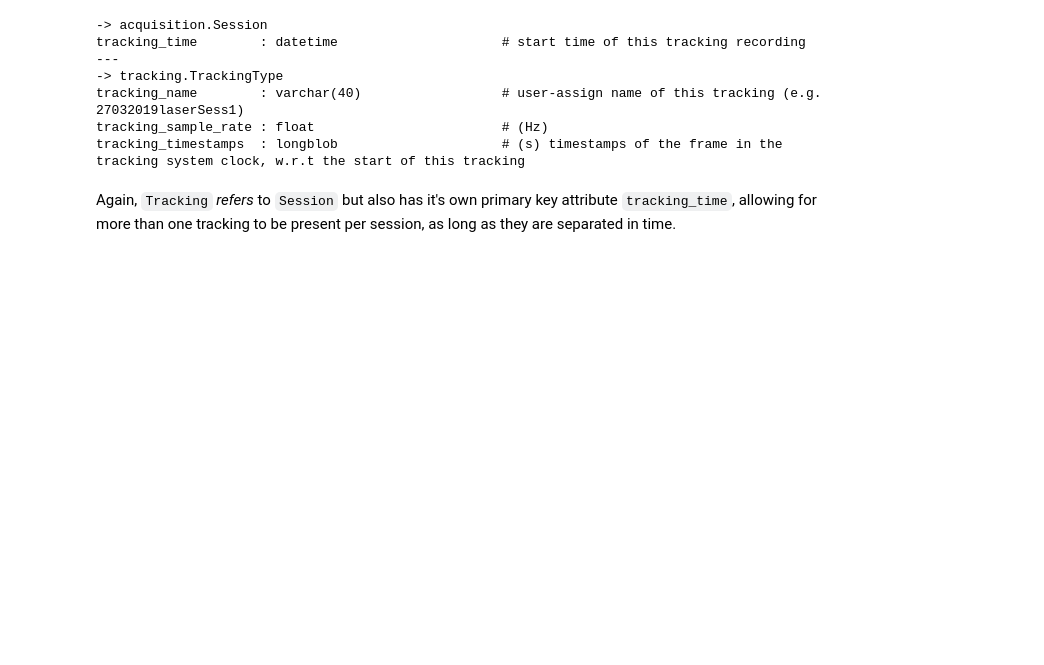
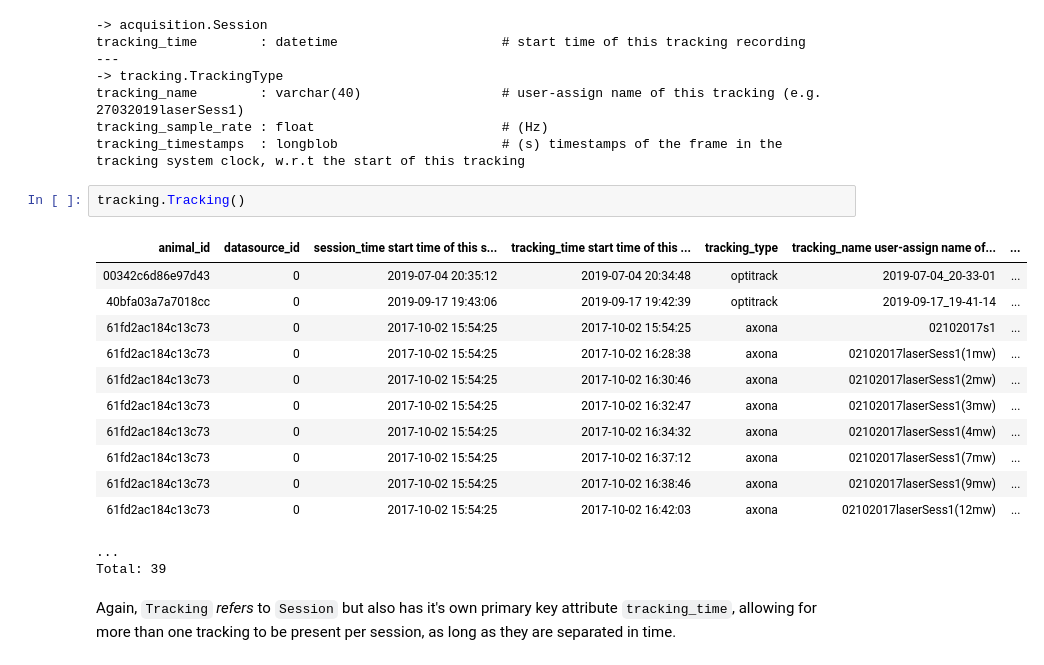
Before and after one commit to kavli-ntnu/dj-docs, a Jupyter notebook: notebooks/The_Ephys_Pipeline.ipynb, the cells around one changed output. Drawn from its saved outputs; the diff is of its cells as text; blank space fills up the shorter version.

```diff
--- a/notebooks/The_Ephys_Pipeline.ipynb
+++ b/notebooks/The_Ephys_Pipeline.ipynb
@@ -323,6 +428,22 @@ tracking_time        : datetime                     # start time of this trackin
 tracking_name        : varchar(40)                  # user-assign name of this tracking (e.g. 27032019laserSess1)
 tracking_sample_rate : float                        # (Hz)
 tracking_timestamps  : longblob                     # (s) timestamps of the frame in the tracking system clock, w.r.t the start of this tracking
+# %%
+tracking.Tracking()
+# %% [output]
+| animal_id | datasource_id | session_time start time of this s... | tracking_time start time of this ... | tracking_type | tracking_name user-assign name of... | ... |
+| 00342c6d86e97d43 | 0 | 2019-07-04 20:35:12 | 2019-07-04 20:34:48 | optitrack | 2019-07-04_20-33-01 | ... |
+| 40bfa03a7a7018cc | 0 | 2019-09-17 19:43:06 | 2019-09-17 19:42:39 | optitrack | 2019-09-17_19-41-14 | ... |
+| 61fd2ac184c13c73 | 0 | 2017-10-02 15:54:25 | 2017-10-02 15:54:25 | axona | 02102017s1 | ... |
+| 61fd2ac184c13c73 | 0 | 2017-10-02 15:54:25 | 2017-10-02 16:28:38 | axona | 02102017laserSess1(1mw) | ... |
+| 61fd2ac184c13c73 | 0 | 2017-10-02 15:54:25 | 2017-10-02 16:30:46 | axona | 02102017laserSess1(2mw) | ... |
+| 61fd2ac184c13c73 | 0 | 2017-10-02 15:54:25 | 2017-10-02 16:32:47 | axona | 02102017laserSess1(3mw) | ... |
+| 61fd2ac184c13c73 | 0 | 2017-10-02 15:54:25 | 2017-10-02 16:34:32 | axona | 02102017laserSess1(4mw) | ... |
+| 61fd2ac184c13c73 | 0 | 2017-10-02 15:54:25 | 2017-10-02 16:37:12 | axona | 02102017laserSess1(7mw) | ... |
+| 61fd2ac184c13c73 | 0 | 2017-10-02 15:54:25 | 2017-10-02 16:38:46 | axona | 02102017laserSess1(9mw) | ... |
+| 61fd2ac184c13c73 | 0 | 2017-10-02 15:54:25 | 2017-10-02 16:42:03 | axona | 02102017laserSess1(12mw) | ... |
+...
+Total: 39
 # %% [markdown]
 Again, `Tracking` *refers* to `Session` but also has it's own primary key attribute `tracking_time`, allowing for more than one tracking to be present per session, as long as they are separated in time.
 # %% [markdown]
```
Also changed, not shown: parts of 40 cells of this notebook.
